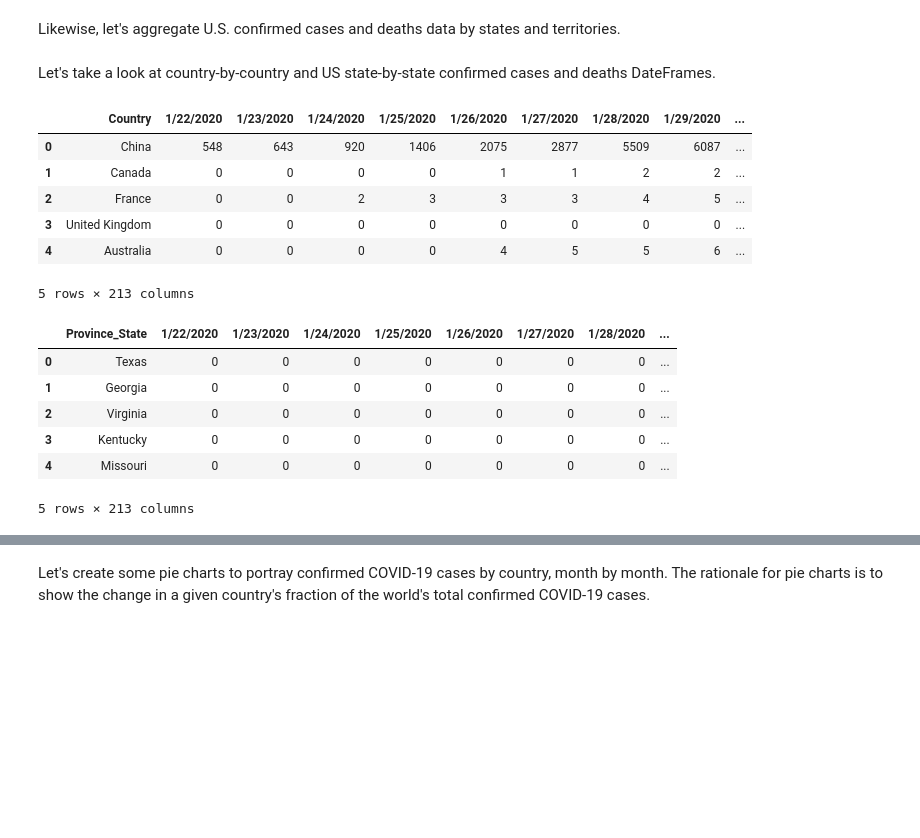
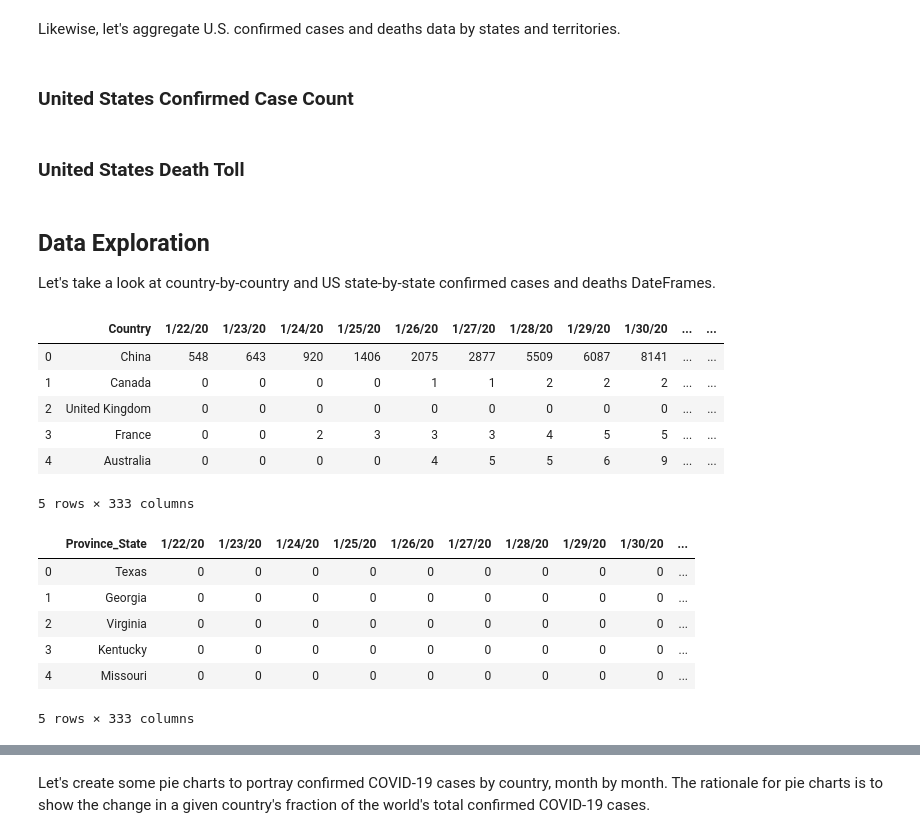
Before and after one commit to abx393/covid-19-visualizations, a Jupyter notebook: covid-19-time-series-data-visualizations.ipynb, the cells around one changed output, grey strips where cells are left out. Saved outputs shown, nothing was run; the diff lists cells and outputs as text; code cells hidden in the pictures; blank space fills up the shorter version.

```diff
--- a/covid-19-time-series-data-visualizations.ipynb
+++ b/covid-19-time-series-data-visualizations.ipynb
@@ -2,4 +2,7 @@
 import pandas as pd
 import numpy as np
 import matplotlib.pyplot as plt
+
+PATH_IN = "raw_data/"
+PATH_OUT = "preprocessed_data/"
 # %% [markdown]
@@ -53,4 +65,6 @@ for country in countries:
 fout.close()
 # %% [markdown]
 Likewise, let's aggregate U.S. confirmed cases and deaths data by states and territories.
+# %% [markdown]
+### United States Confirmed Case Count
 # %%
@@ -77,2 +90,4 @@ for state in states:
 fout.close()
+# %% [markdown]
+### United States Death Toll
 # %%
@@ -99,26 +113,28 @@ for state in states:
 fout.close()
 # %% [markdown]
+## Data Exploration
+
 Let's take a look at country-by-country and US state-by-state confirmed cases and deaths DateFrames.
 # %%
-timeseries_country_cases_df = pd.read_csv("time_series_covid19_confirmed_COUNTRY_ONLY.csv")
+timeseries_country_cases_df = pd.read_csv(PATH_OUT + "time_series_covid19_confirmed_by_country.csv")
 timeseries_country_cases_df.head()
 # %% [output]
-|  | Country | 1/22/2020 | 1/23/2020 | 1/24/2020 | 1/25/2020 | 1/26/2020 | 1/27/2020 | 1/28/2020 | 1/29/2020 | ... |
-| 0 | China | 548 | 643 | 920 | 1406 | 2075 | 2877 | 5509 | 6087 | ... |
-| 1 | Canada | 0 | 0 | 0 | 0 | 1 | 1 | 2 | 2 | ... |
-| 2 | France | 0 | 0 | 2 | 3 | 3 | 3 | 4 | 5 | ... |
-| 3 | United Kingdom | 0 | 0 | 0 | 0 | 0 | 0 | 0 | 0 | ... |
-| 4 | Australia | 0 | 0 | 0 | 0 | 4 | 5 | 5 | 6 | ... |
+|  | Country | 1/22/20 | 1/23/20 | 1/24/20 | 1/25/20 | 1/26/20 | 1/27/20 | 1/28/20 | 1/29/20 | 1/30/20 | ... | ... |
+| 0 | China | 548 | 643 | 920 | 1406 | 2075 | 2877 | 5509 | 6087 | 8141 | ... | ... |
+| 1 | Canada | 0 | 0 | 0 | 0 | 1 | 1 | 2 | 2 | 2 | ... | ... |
+| 2 | United Kingdom | 0 | 0 | 0 | 0 | 0 | 0 | 0 | 0 | 0 | ... | ... |
+| 3 | France | 0 | 0 | 2 | 3 | 3 | 3 | 4 | 5 | 5 | ... | ... |
+| 4 | Australia | 0 | 0 | 0 | 0 | 4 | 5 | 5 | 6 | 9 | ... | ... |
-5 rows × 213 columns
+5 rows × 333 columns
 # %%
-timeseries_state_cases_df = pd.read_csv("time_series_covid19_confirmed_US_STATE.csv")
+timeseries_state_cases_df = pd.read_csv(PATH_OUT + "time_series_covid19_confirmed_by_state.csv")
 timeseries_state_cases_df.head()
 # %% [output]
-|  | Province_State | 1/22/2020 | 1/23/2020 | 1/24/2020 | 1/25/2020 | 1/26/2020 | 1/27/2020 | 1/28/2020 | ... |
-| 0 | Texas | 0 | 0 | 0 | 0 | 0 | 0 | 0 | ... |
-| 1 | Georgia | 0 | 0 | 0 | 0 | 0 | 0 | 0 | ... |
-| 2 | Virginia | 0 | 0 | 0 | 0 | 0 | 0 | 0 | ... |
-| 3 | Kentucky | 0 | 0 | 0 | 0 | 0 | 0 | 0 | ... |
-| 4 | Missouri | 0 | 0 | 0 | 0 | 0 | 0 | 0 | ... |
+|  | Province_State | 1/22/20 | 1/23/20 | 1/24/20 | 1/25/20 | 1/26/20 | 1/27/20 | 1/28/20 | 1/29/20 | 1/30/20 | ... |
+| 0 | Texas | 0 | 0 | 0 | 0 | 0 | 0 | 0 | 0 | 0 | ... |
+| 1 | Georgia | 0 | 0 | 0 | 0 | 0 | 0 | 0 | 0 | 0 | ... |
+| 2 | Virginia | 0 | 0 | 0 | 0 | 0 | 0 | 0 | 0 | 0 | ... |
+| 3 | Kentucky | 0 | 0 | 0 | 0 | 0 | 0 | 0 | 0 | 0 | ... |
+| 4 | Missouri | 0 | 0 | 0 | 0 | 0 | 0 | 0 | 0 | 0 | ... |
-5 rows × 213 columns
+5 rows × 333 columns
 # %%
```
Also changed, not shown: parts of 14 cells of this notebook, 8 other files.
